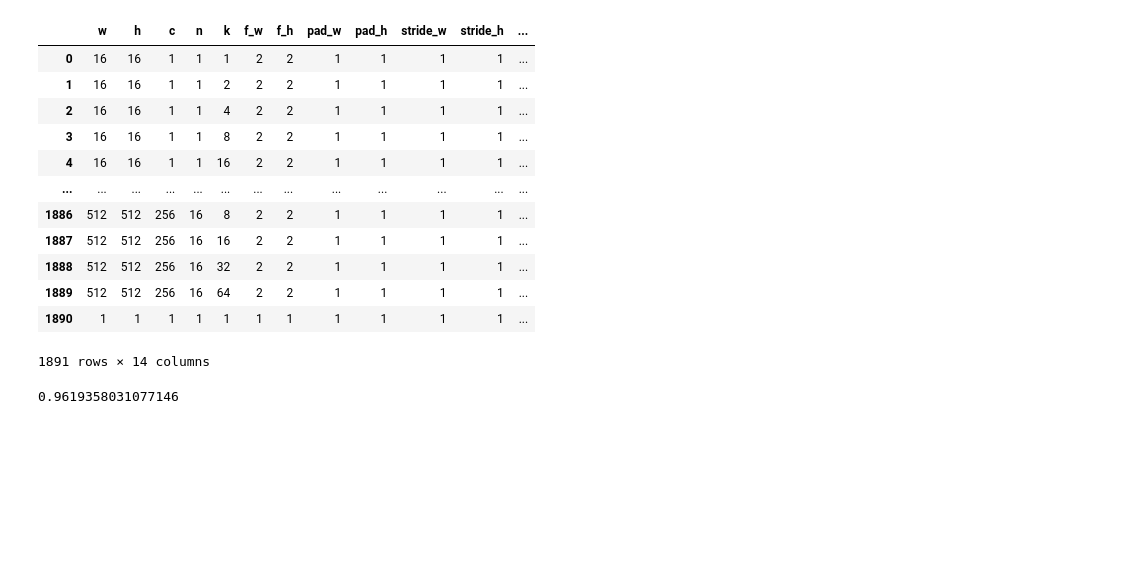
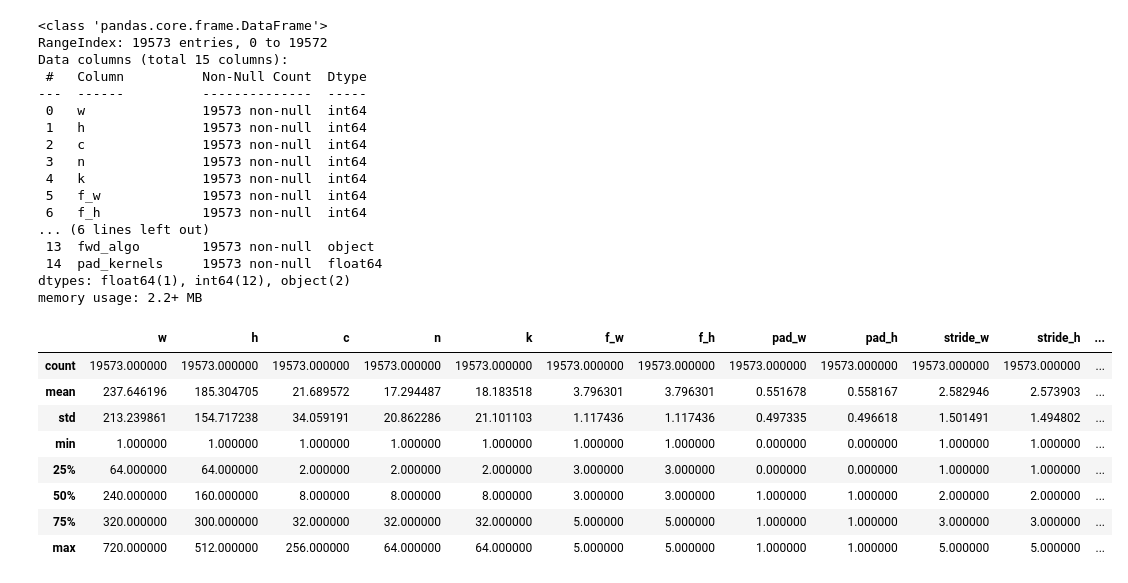
Before and after one commit to RobRoyce/cudnn_performance_model, a Jupyter notebook: data_prep.ipynb, the cells around one changed output. Drawn from its saved outputs; the diff is of its cells as text; code cells hidden in the pictures; blank space fills up the shorter version.

```diff
--- a/data_prep.ipynb
+++ b/data_prep.ipynb
@@ -8,17 +24,21 @@ from sklearn.preprocessing import OneHotEncoder, StandardScaler
 # %%
-df = pd.read_csv('results/cudnn/test_input', delim_whitespace=True)
-df
+df = pd.read_csv('results/cudnn/2070_conv.csv')
+df.info()
 # %% [output]
-|  | w | h | c | n | k | f_w | f_h | pad_w | pad_h | stride_w | stride_h | ... |
-| 0 | 16 | 16 | 1 | 1 | 1 | 2 | 2 | 1 | 1 | 1 | 1 | ... |
-| 1 | 16 | 16 | 1 | 1 | 2 | 2 | 2 | 1 | 1 | 1 | 1 | ... |
-| 2 | 16 | 16 | 1 | 1 | 4 | 2 | 2 | 1 | 1 | 1 | 1 | ... |
-| 3 | 16 | 16 | 1 | 1 | 8 | 2 | 2 | 1 | 1 | 1 | 1 | ... |
-| 4 | 16 | 16 | 1 | 1 | 16 | 2 | 2 | 1 | 1 | 1 | 1 | ... |
-| ... | ... | ... | ... | ... | ... | ... | ... | ... | ... | ... | ... | ... |
-| 1886 | 512 | 512 | 256 | 16 | 8 | 2 | 2 | 1 | 1 | 1 | 1 | ... |
-| 1887 | 512 | 512 | 256 | 16 | 16 | 2 | 2 | 1 | 1 | 1 | 1 | ... |
-| 1888 | 512 | 512 | 256 | 16 | 32 | 2 | 2 | 1 | 1 | 1 | 1 | ... |
-| 1889 | 512 | 512 | 256 | 16 | 64 | 2 | 2 | 1 | 1 | 1 | 1 | ... |
-| 1890 | 1 | 1 | 1 | 1 | 1 | 1 | 1 | 1 | 1 | 1 | 1 | ... |
-1891 rows × 14 columns
+<class 'pandas.core.frame.DataFrame'>
+RangeIndex: 19573 entries, 0 to 19572
+Data columns (total 15 columns):
+ #   Column          Non-Null Count  Dtype
+---  ------          --------------  -----
+ 0   w               19573 non-null  int64
+ 1   h               19573 non-null  int64
+ 2   c               19573 non-null  int64
+ 3   n               19573 non-null  int64
+ 4   k               19573 non-null  int64
+ 5   f_w             19573 non-null  int64
+ 6   f_h             19573 non-null  int64
+... (6 lines left out)
+ 13  fwd_algo        19573 non-null  object
+ 14  pad_kernels     19573 non-null  float64
+dtypes: float64(1), int64(12), object(2)
+memory usage: 2.2+ MB
@@ -49,4 +45,12 @@ score = clf.score(X_test, y_test)
-# %%
-score
-# %% [output]
-0.9619358031077146
+# %%
+df.describe()
+# %% [output]
+|  | w | h | c | n | k | f_w | f_h | pad_w | pad_h | stride_w | stride_h | ... |
+| count | 19573.000000 | 19573.000000 | 19573.000000 | 19573.000000 | 19573.000000 | 19573.000000 | 19573.000000 | 19573.000000 | 19573.000000 | 19573.000000 | 19573.000000 | ... |
+| mean | 237.646196 | 185.304705 | 21.689572 | 17.294487 | 18.183518 | 3.796301 | 3.796301 | 0.551678 | 0.558167 | 2.582946 | 2.573903 | ... |
+| std | 213.239861 | 154.717238 | 34.059191 | 20.862286 | 21.101103 | 1.117436 | 1.117436 | 0.497335 | 0.496618 | 1.501491 | 1.494802 | ... |
+| min | 1.000000 | 1.000000 | 1.000000 | 1.000000 | 1.000000 | 1.000000 | 1.000000 | 0.000000 | 0.000000 | 1.000000 | 1.000000 | ... |
+| 25% | 64.000000 | 64.000000 | 2.000000 | 2.000000 | 2.000000 | 3.000000 | 3.000000 | 0.000000 | 0.000000 | 1.000000 | 1.000000 | ... |
+| 50% | 240.000000 | 160.000000 | 8.000000 | 8.000000 | 8.000000 | 3.000000 | 3.000000 | 1.000000 | 1.000000 | 2.000000 | 2.000000 | ... |
+| 75% | 320.000000 | 300.000000 | 32.000000 | 32.000000 | 32.000000 | 5.000000 | 5.000000 | 1.000000 | 1.000000 | 3.000000 | 3.000000 | ... |
+| max | 720.000000 | 512.000000 | 256.000000 | 64.000000 | 64.000000 | 5.000000 | 5.000000 | 1.000000 | 1.000000 | 5.000000 | 5.000000 | ... |
```
Also changed, not shown: parts of 12 cells of this notebook, 2 other files.
